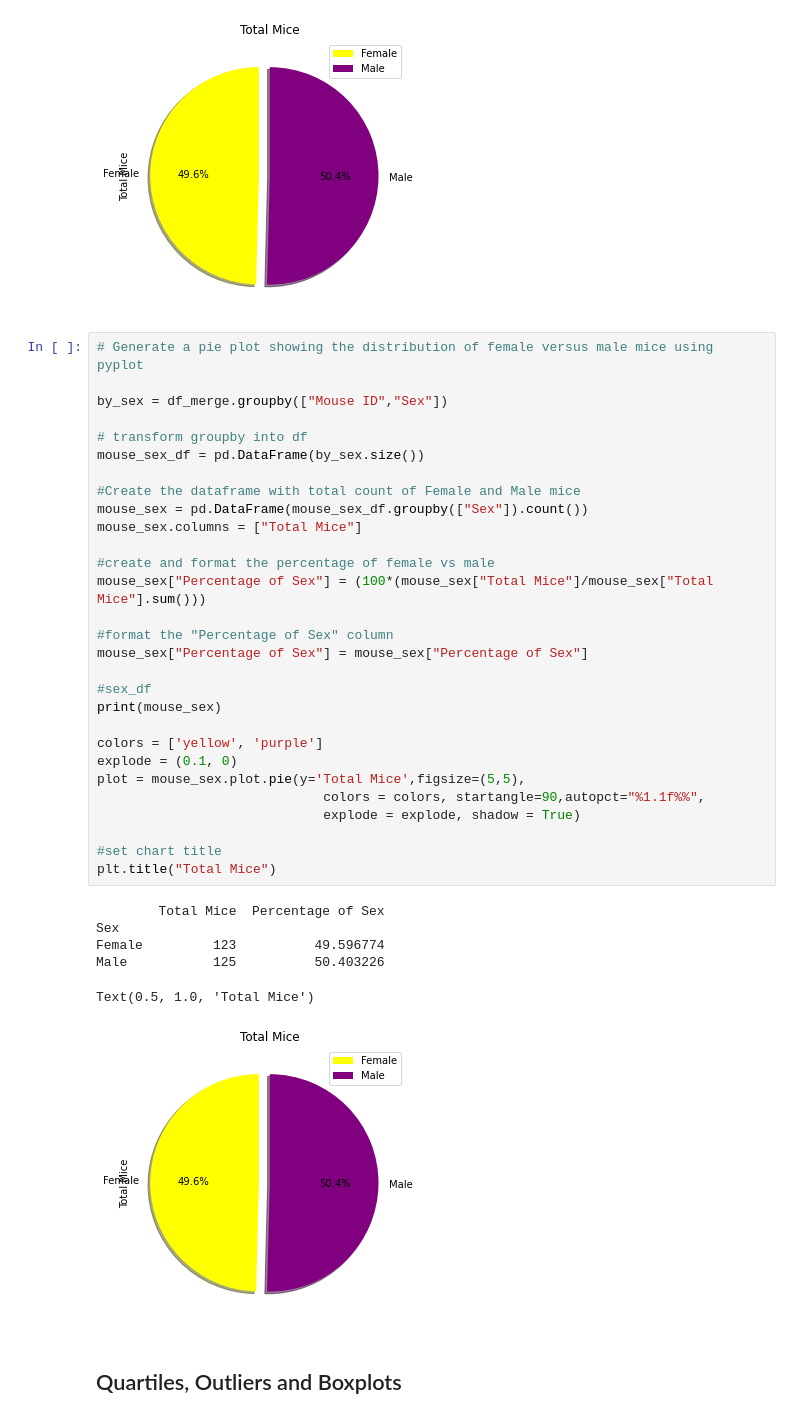
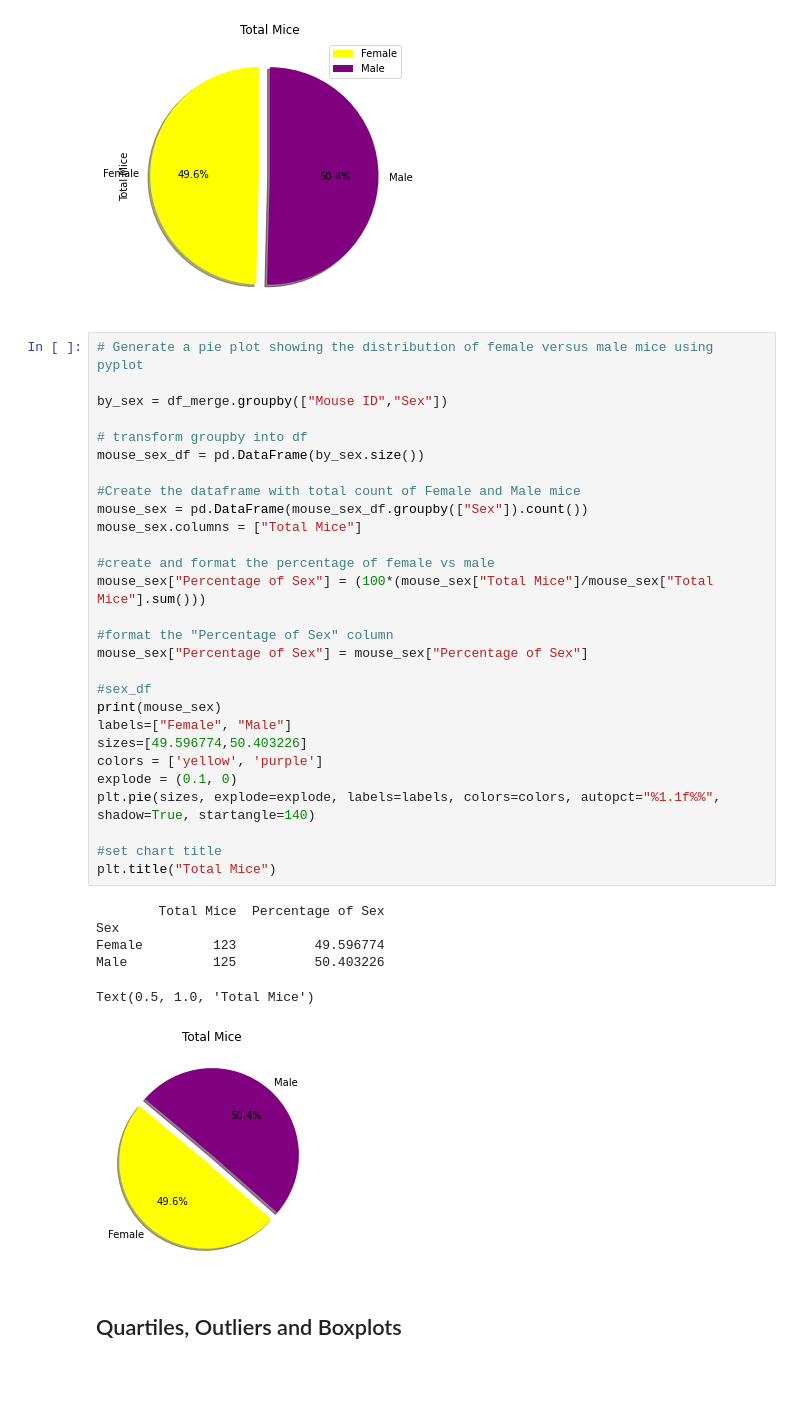
Before and after one commit to allardiceh/Matplotlib_Challenge, a Jupyter notebook: Pymaceuticals/pymaceuticals_starter.ipynb, the cells around one changed output. Drawn from its saved outputs; the diff is of its cells as text; blank space fills up the shorter version.

```diff
--- a/Pymaceuticals/pymaceuticals_starter.ipynb
+++ b/Pymaceuticals/pymaceuticals_starter.ipynb
@@ -281,38 +276,37 @@ Text(0.5, 1.0, 'Total Mice')
 # Generate a pie plot showing the distribution of female versus male mice using pyplot
 
 by_sex = df_merge.groupby(["Mouse ID","Sex"])
 
 # transform groupby into df
 mouse_sex_df = pd.DataFrame(by_sex.size())
 
 #Create the dataframe with total count of Female and Male mice
 mouse_sex = pd.DataFrame(mouse_sex_df.groupby(["Sex"]).count())
 mouse_sex.columns = ["Total Mice"]
 
 #create and format the percentage of female vs male
 mouse_sex["Percentage of Sex"] = (100*(mouse_sex["Total Mice"]/mouse_sex["Total Mice"].sum()))
 
 #format the "Percentage of Sex" column
 mouse_sex["Percentage of Sex"] = mouse_sex["Percentage of Sex"]
 
 #sex_df
 print(mouse_sex)
-
+labels=["Female", "Male"]
+sizes=[49.596774,50.403226]
 colors = ['yellow', 'purple']
 explode = (0.1, 0)
-plot = mouse_sex.plot.pie(y='Total Mice',figsize=(5,5),
-                             colors = colors, startangle=90,autopct="%1.1f%%",
-                             explode = explode, shadow = True)
+plt.pie(sizes, explode=explode, labels=labels, colors=colors, autopct="%1.1f%%", shadow=True, startangle=140)
 
 #set chart title
 plt.title("Total Mice")
 # %% [output]
         Total Mice  Percentage of Sex
 Sex
 Female         123          49.596774
 Male           125          50.403226
 Text(0.5, 1.0, 'Total Mice')
-[figure, old version]
+[figure, new version]
 # %% [markdown]
 ## Quartiles, Outliers and Boxplots
 # %%
```
Also changed, not shown: parts of 9 cells of this notebook.
